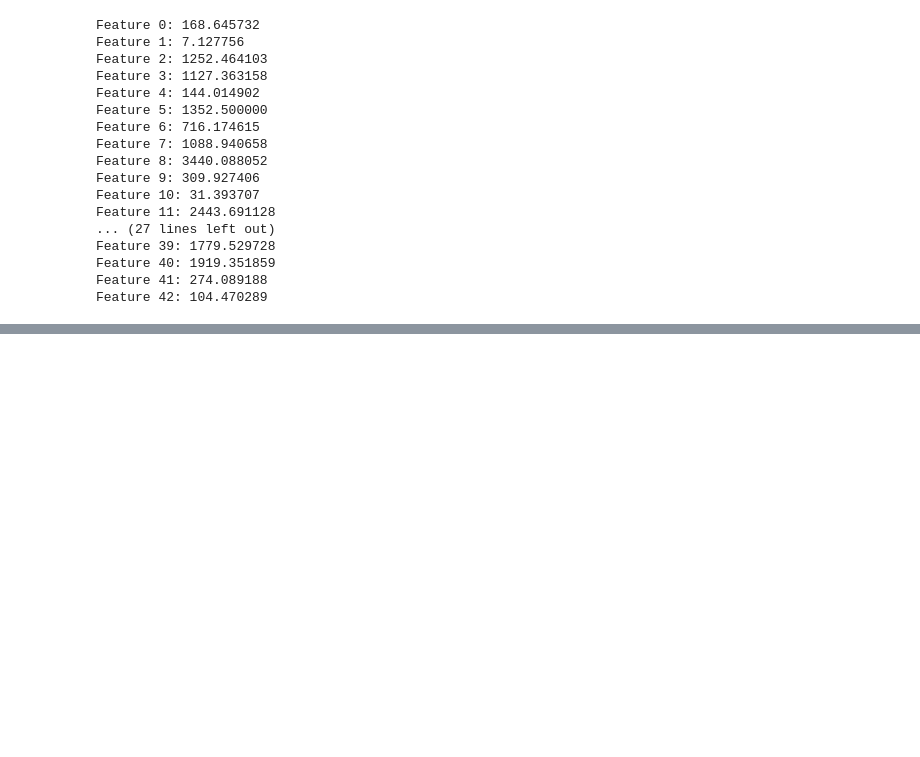
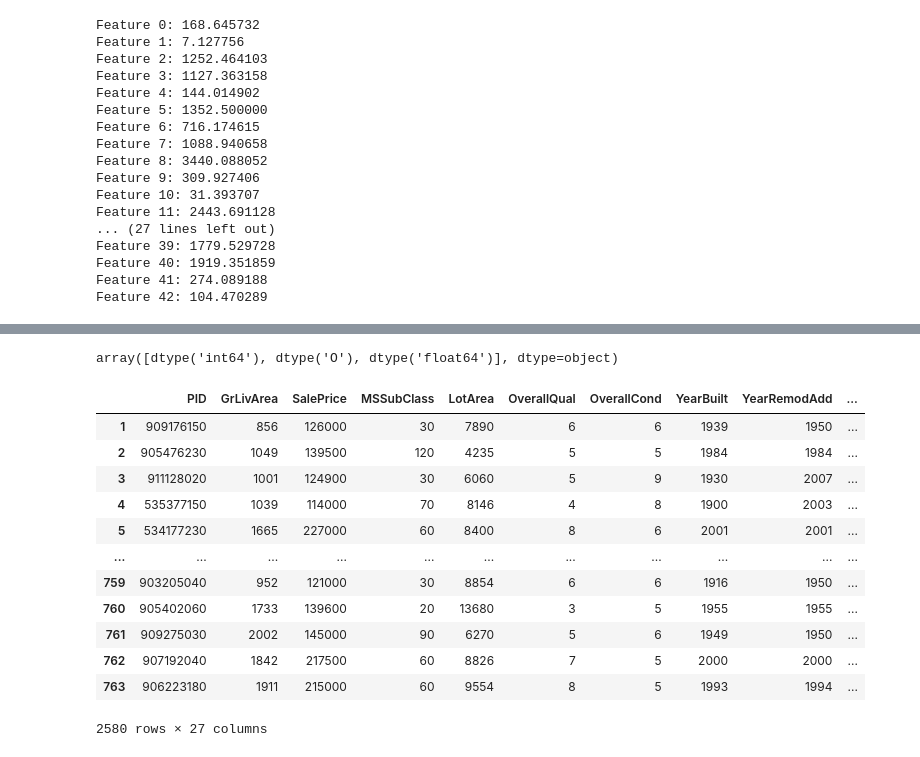
Before and after one commit to djhang99/housing_prices, a Jupyter notebook: Hugh_Goode/Feature_Selection_hg.ipynb, the cells around one changed output, grey strips where cells are left out. Drawn from its saved outputs; the diff is of its cells as text; code cells hidden in the pictures; blank space fills up the shorter version.

```diff
--- a/Hugh_Goode/Feature_Selection_hg.ipynb
+++ b/Hugh_Goode/Feature_Selection_hg.ipynb
@@ -224,0 +244,21 @@ f_rank.sort_values('r2', axis = 0, ascending = False)
+# %%
+housing.dtypes.unique()
+# %% [output]
+array([dtype('int64'), dtype('O'), dtype('float64')], dtype=object)
+# %%
+housing_num = housing.select_dtypes('int64', 'float64')
+housing_num
+# %% [output]
+|  | PID | GrLivArea | SalePrice | MSSubClass | LotArea | OverallQual | OverallCond | YearBuilt | YearRemodAdd | ... |
+| 1 | 909176150 | 856 | 126000 | 30 | 7890 | 6 | 6 | 1939 | 1950 | ... |
+| 2 | 905476230 | 1049 | 139500 | 120 | 4235 | 5 | 5 | 1984 | 1984 | ... |
+| 3 | 911128020 | 1001 | 124900 | 30 | 6060 | 5 | 9 | 1930 | 2007 | ... |
+| 4 | 535377150 | 1039 | 114000 | 70 | 8146 | 4 | 8 | 1900 | 2003 | ... |
+| 5 | 534177230 | 1665 | 227000 | 60 | 8400 | 8 | 6 | 2001 | 2001 | ... |
+| ... | ... | ... | ... | ... | ... | ... | ... | ... | ... | ... |
+| 759 | 903205040 | 952 | 121000 | 30 | 8854 | 6 | 6 | 1916 | 1950 | ... |
+| 760 | 905402060 | 1733 | 139600 | 20 | 13680 | 3 | 5 | 1955 | 1955 | ... |
+| 761 | 909275030 | 2002 | 145000 | 90 | 6270 | 5 | 6 | 1949 | 1950 | ... |
+| 762 | 907192040 | 1842 | 217500 | 60 | 8826 | 7 | 5 | 2000 | 2000 | ... |
+| 763 | 906223180 | 1911 | 215000 | 60 | 9554 | 8 | 5 | 1993 | 1994 | ... |
+2580 rows × 27 columns
```
Also changed, not shown: parts of 28 cells of this notebook, 1 other file.
